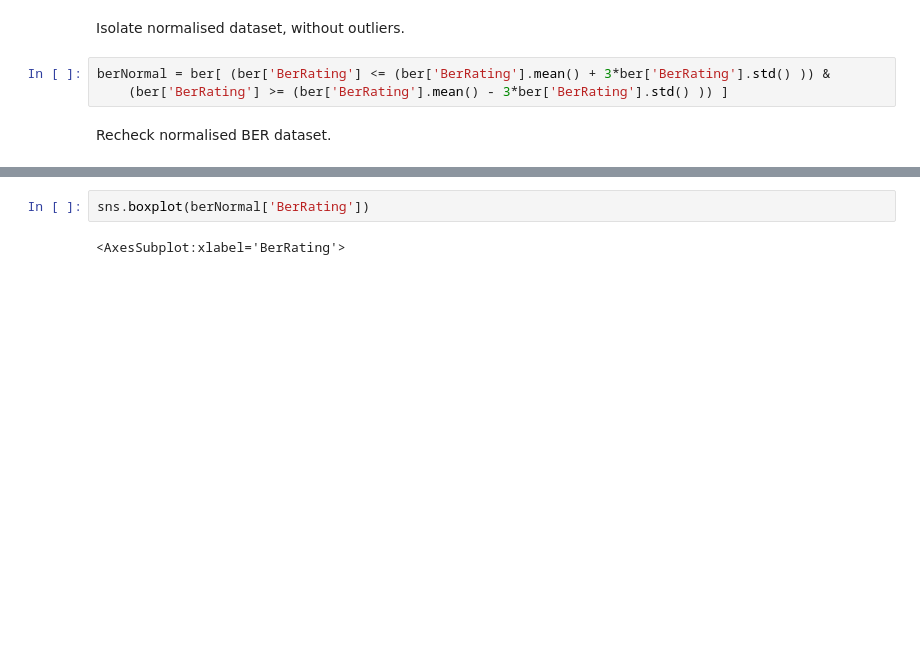
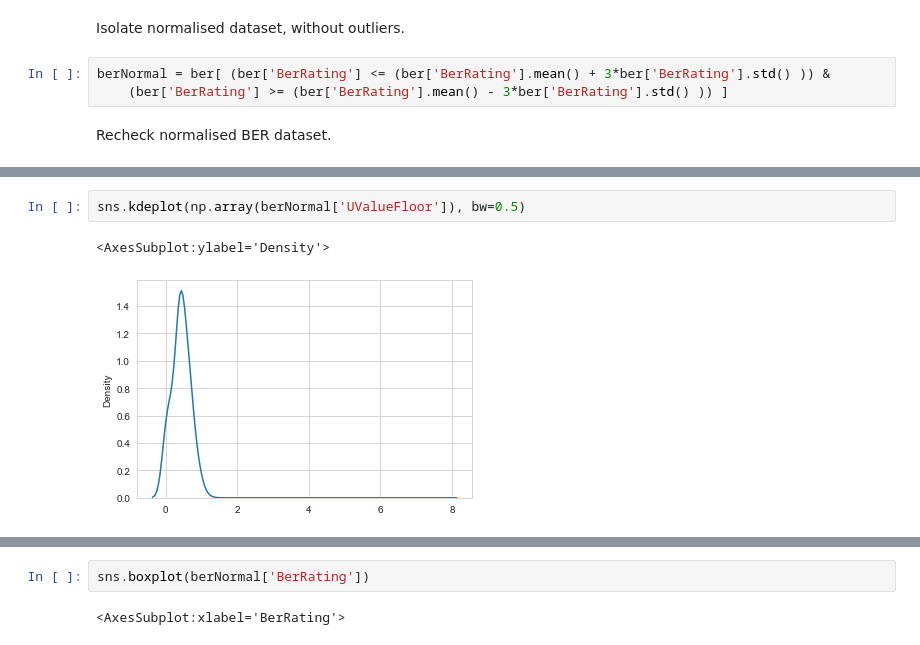
Before and after one commit to codefromjames/eire.energy, a Jupyter notebook: Building Energy Rating Prediction.ipynb, the cells around one changed output, grey strips where cells are left out. Cells and saved outputs as stored; diff of their text form; blank space fills up the shorter version.

```diff
--- a/Building Energy Rating Prediction.ipynb
+++ b/Building Energy Rating Prediction.ipynb
@@ -326,0 +343,5 @@ sns.kdeplot(np.array(berNormal['BerRating']), bw=0.5)
+# %%
+sns.kdeplot(np.array(berNormal['UValueFloor']), bw=0.5)
+# %% [output]
+<AxesSubplot:ylabel='Density'>
+[figure, added]
```
Also changed, not shown: parts of 19 cells of this notebook.
